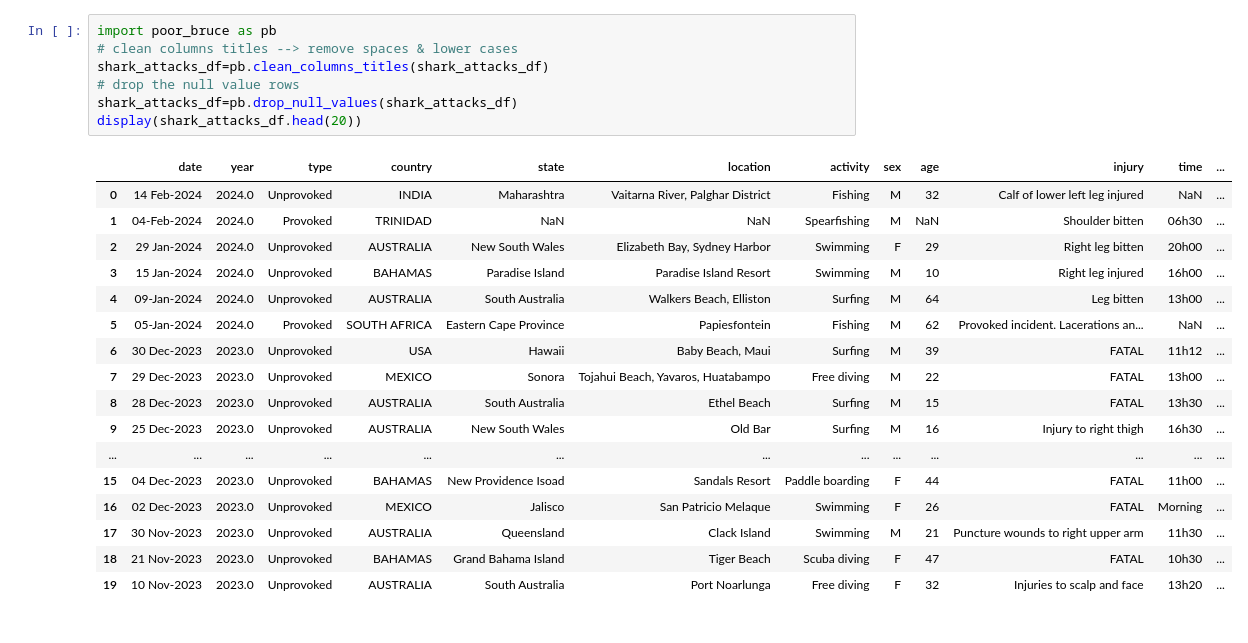
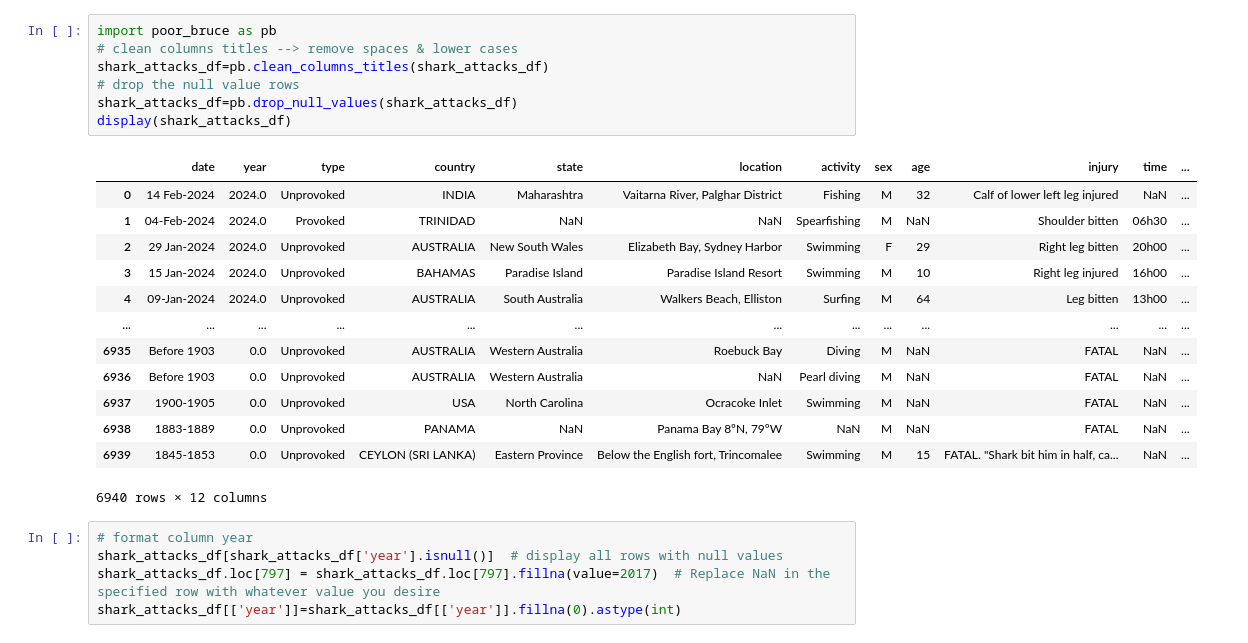
Before and after one commit to txiao9331/quest_shark_attacks_262_group2, a Jupyter notebook: quest_shark_attacks.ipynb, the cells around one changed output. Cells and saved outputs as stored; diff of their text form.

```diff
--- a/quest_shark_attacks.ipynb
+++ b/quest_shark_attacks.ipynb
@@ -41,25 +45,26 @@ shark_attacks_df
 # %%
 import poor_bruce as pb
 # clean columns titles --> remove spaces & lower cases
 shark_attacks_df=pb.clean_columns_titles(shark_attacks_df)
 # drop the null value rows
 shark_attacks_df=pb.drop_null_values(shark_attacks_df)
-display(shark_attacks_df.head(20))
+display(shark_attacks_df)
 # %% [output]
 |  | date | year | type | country | state | location | activity | sex | age | injury | time | ... |
 | 0 | 14 Feb-2024 | 2024.0 | Unprovoked | INDIA | Maharashtra | Vaitarna River, Palghar District | Fishing | M | 32 | Calf of lower left leg injured | NaN | ... |
 | 1 | 04-Feb-2024 | 2024.0 | Provoked | TRINIDAD | NaN | NaN | Spearfishing | M | NaN | Shoulder bitten | 06h30 | ... |
 | 2 | 29 Jan-2024 | 2024.0 | Unprovoked | AUSTRALIA | New South Wales | Elizabeth Bay, Sydney Harbor | Swimming | F | 29 | Right leg bitten | 20h00 | ... |
 | 3 | 15 Jan-2024 | 2024.0 | Unprovoked | BAHAMAS | Paradise Island | Paradise Island Resort | Swimming | M | 10 | Right leg injured | 16h00 | ... |
 | 4 | 09-Jan-2024 | 2024.0 | Unprovoked | AUSTRALIA | South Australia | Walkers Beach, Elliston | Surfing | M | 64 | Leg bitten | 13h00 | ... |
-| 5 | 05-Jan-2024 | 2024.0 | Provoked | SOUTH AFRICA | Eastern Cape Province | Papiesfontein | Fishing | M | 62 | Provoked incident. Lacerations an... | NaN | ... |
-| 6 | 30 Dec-2023 | 2023.0 | Unprovoked | USA | Hawaii | Baby Beach, Maui | Surfing | M | 39 | FATAL | 11h12 | ... |
-| 7 | 29 Dec-2023 | 2023.0 | Unprovoked | MEXICO | Sonora | Tojahui Beach, Yavaros, Huatabampo | Free diving | M | 22 | FATAL | 13h00 | ... |
-| 8 | 28 Dec-2023 | 2023.0 | Unprovoked | AUSTRALIA | South Australia | Ethel Beach | Surfing | M | 15 | FATAL | 13h30 | ... |
-| 9 | 25 Dec-2023 | 2023.0 | Unprovoked | AUSTRALIA | New South Wales | Old Bar | Surfing | M | 16 | Injury to right thigh | 16h30 | ... |
 | ... | ... | ... | ... | ... | ... | ... | ... | ... | ... | ... | ... | ... |
-| 15 | 04 Dec-2023 | 2023.0 | Unprovoked | BAHAMAS | New Providence Isoad | Sandals Resort | Paddle boarding | F | 44 | FATAL | 11h00 | ... |
-| 16 | 02 Dec-2023 | 2023.0 | Unprovoked | MEXICO | Jalisco | San Patricio Melaque | Swimming | F | 26 | FATAL | Morning | ... |
-| 17 | 30 Nov-2023 | 2023.0 | Unprovoked | AUSTRALIA | Queensland | Clack Island | Swimming | M | 21 | Puncture wounds to right upper arm | 11h30 | ... |
-| 18 | 21 Nov-2023 | 2023.0 | Unprovoked | BAHAMAS | Grand Bahama Island | Tiger Beach | Scuba diving | F | 47 | FATAL | 10h30 | ... |
-| 19 | 10 Nov-2023 | 2023.0 | Unprovoked | AUSTRALIA | South Australia | Port Noarlunga | Free diving | F | 32 | Injuries to scalp and face | 13h20 | ... |
+| 6935 | Before 1903 | 0.0 | Unprovoked | AUSTRALIA | Western Australia | Roebuck Bay | Diving | M | NaN | FATAL | NaN | ... |
+| 6936 | Before 1903 | 0.0 | Unprovoked | AUSTRALIA | Western Australia | NaN | Pearl diving | M | NaN | FATAL | NaN | ... |
+| 6937 | 1900-1905 | 0.0 | Unprovoked | USA | North Carolina | Ocracoke Inlet | Swimming | M | NaN | FATAL | NaN | ... |
+| 6938 | 1883-1889 | 0.0 | Unprovoked | PANAMA | NaN | Panama Bay 8ºN, 79ºW | NaN | M | NaN | FATAL | NaN | ... |
+| 6939 | 1845-1853 | 0.0 | Unprovoked | CEYLON (SRI LANKA) | Eastern Province | Below the English fort, Trincomalee | Swimming | M | 15 | FATAL. "Shark bit him in half, ca... | NaN | ... |
+6940 rows × 12 columns
+# %%
+# format column year
+shark_attacks_df[shark_attacks_df['year'].isnull()]  # display all rows with null values
+shark_attacks_df.loc[797] = shark_attacks_df.loc[797].fillna(value=2017)  # Replace NaN in the specified row with whatever value you desire
+shark_attacks_df[['year']]=shark_attacks_df[['year']].fillna(0).astype(int)
```
Also changed, not shown: parts of 19 cells of this notebook, 2 other files.
